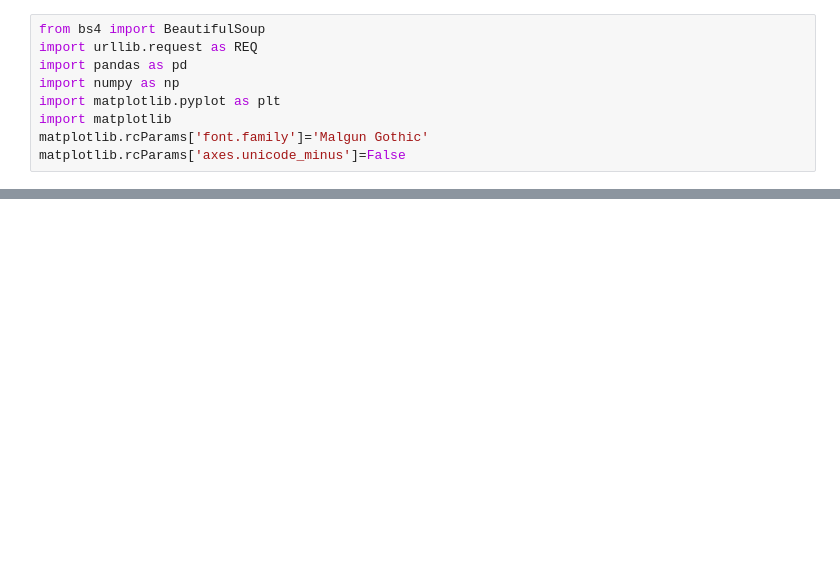
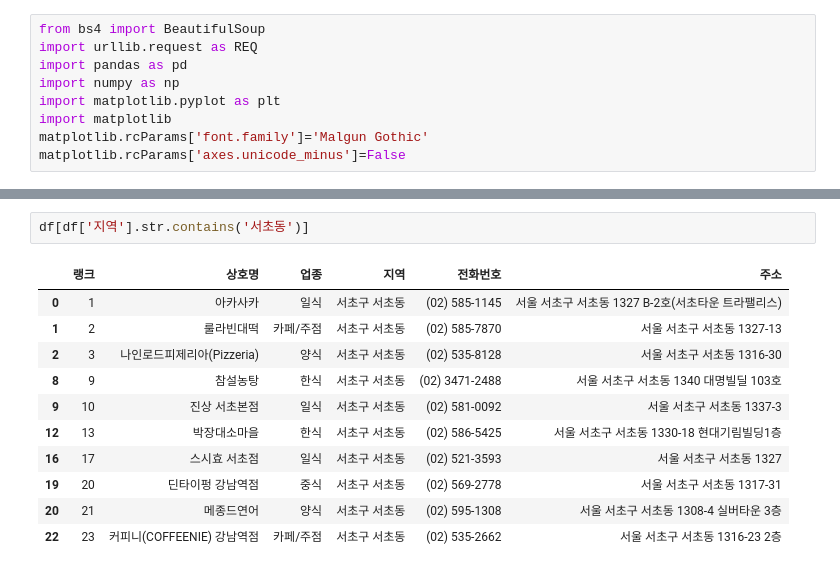
Before and after one commit to Ko-jongyoon/ssmc_python, a Jupyter notebook: pandas/dataFrameTest15.ipynb, the cells around one changed output, grey strips where cells are left out. Cells and saved outputs as stored; diff of their text form; blank space fills up the shorter version.

```diff
--- a/pandas/dataFrameTest15.ipynb
+++ b/pandas/dataFrameTest15.ipynb
@@ -32,0 +136,14 @@ soup
+# %%
+df[df['지역'].str.contains('서초동')]
+# %% [output]
+|  | 랭크 | 상호명 | 업종 | 지역 | 전화번호 | 주소 |
+| 0 | 1 | 아카사카 | 일식 | 서초구 서초동 | (02) 585-1145 | 서울 서초구 서초동 1327 B-2호(서초타운 트라팰리스) |
+| 1 | 2 | 룰라빈대떡 | 카페/주점 | 서초구 서초동 | (02) 585-7870 | 서울 서초구 서초동 1327-13 |
+| 2 | 3 | 나인로드피제리아(Pizzeria) | 양식 | 서초구 서초동 | (02) 535-8128 | 서울 서초구 서초동 1316-30 |
+| 8 | 9 | 참설농탕 | 한식 | 서초구 서초동 | (02) 3471-2488 | 서울 서초구 서초동 1340 대명빌딜 103호 |
+| 9 | 10 | 진상 서초본점 | 일식 | 서초구 서초동 | (02) 581-0092 | 서울 서초구 서초동 1337-3 |
+| 12 | 13 | 박장대소마을 | 한식 | 서초구 서초동 | (02) 586-5425 | 서울 서초구 서초동 1330-18 현대기림빌딩1층 |
+| 16 | 17 | 스시효 서초점 | 일식 | 서초구 서초동 | (02) 521-3593 | 서울 서초구 서초동 1327 |
+| 19 | 20 | 딘타이펑 강남역점 | 중식 | 서초구 서초동 | (02) 569-2778 | 서울 서초구 서초동 1317-31 |
+| 20 | 21 | 메종드연어 | 양식 | 서초구 서초동 | (02) 595-1308 | 서울 서초구 서초동 1308-4 실버타운 3층 |
+| 22 | 23 | 커피니(COFFEENIE) 강남역점 | 카페/주점 | 서초구 서초동 | (02) 535-2662 | 서울 서초구 서초동 1316-23 2층 |
```
Also changed, not shown: parts of 9 cells of this notebook, 1 other file.
